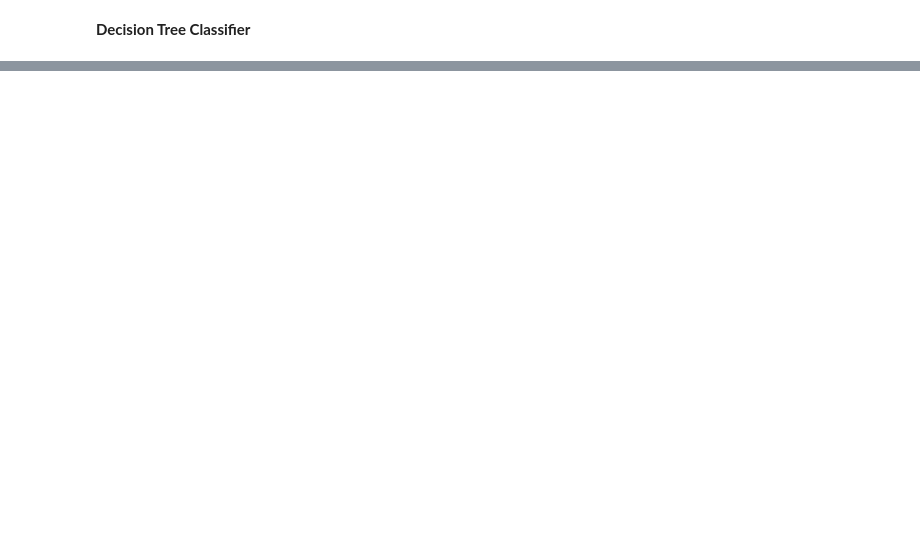
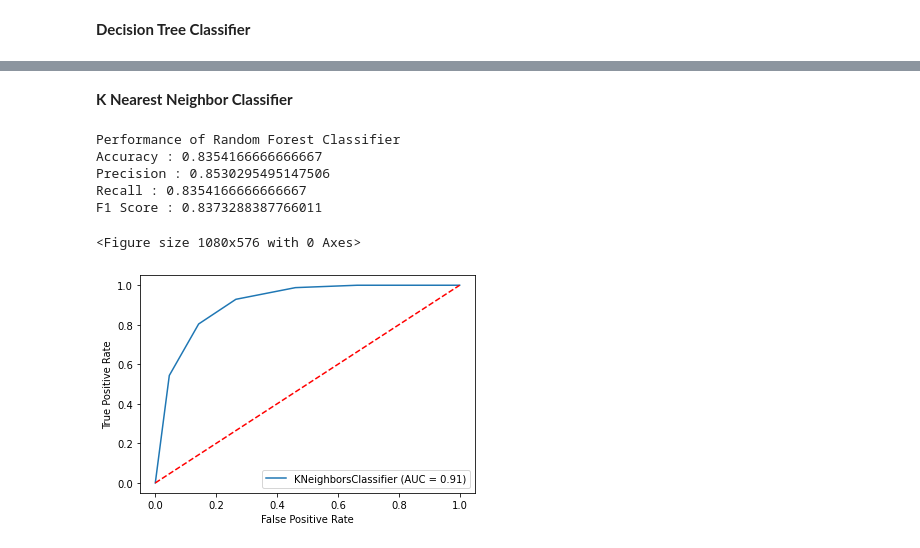
Before and after one commit to shetehm/Cardiovascular-Risk-Prediction, a Jupyter notebook: Individual_Colab_Cardiovascular_Risk_Prediction.ipynb, the cells around one changed output, grey strips where cells are left out. Cells and saved outputs as stored; diff of their text form; code cells hidden in the pictures; blank space fills up the shorter version.

```diff
--- a/Individual_Colab_Cardiovascular_Risk_Prediction.ipynb
+++ b/Individual_Colab_Cardiovascular_Risk_Prediction.ipynb
@@ -1308,22 +1306,18 @@ plt.show()
 # %%
 #Hyperparameter tuning for decision tree classifier
-criterion = ['gini', 'entropy']
-max_depth = [2,4,6,8,10,12]
 
 # Creating a dictionary of all the parameter options
-# Note that we can access the parameters of steps of a pipeline by using '__’
-parameters = dict(dec_tree__criterion=criterion,
-                      dec_tree__max_depth=max_depth)
+parameters = {'criterion': ['gini', 'entropy'],
+                  'max_depth': range(1,10),
+                  'min_samples_split': range(1,10),
+              'min_samples_leaf': range(1,5),
+              }
 
-# Conducting Parameter Optmization With Pipeline
 # Creating a grid search object
-grid_search_dTree = GridSearchCV(estimator=dTree, param_grid=grid, n_jobs=10, cv=cv, scoring='f1',error_score=0,verbose=3)
+grid_search_dTree = GridSearchCV(estimator=dTree, param_grid=parameters, n_jobs=-1, cv=10, verbose=3)
 
 # Fitting the grid search
 grid_search_dTree.fit(X_train, y_train)
 # Viewing The Best Parameters
-print('Best Criterion:', grid_search_dTree.best_estimator_.get_params())
-print('Best max_depth:', grid_search_dTree.best_estimator_.get_params())
-print('Best Number Of Components:', grid_search_dTree.best_estimator_.get_params())
-print(); print(grid_search_dTree.best_estimator_.get_params())
+print('Best Parameters:', grid_search_dTree.best_estimator_.get_params())
 # %% [output]
@@ -1338,0 +1369,34 @@ plt.show()
+# %% [markdown]
+**K Nearest Neighbor Classifier**
+# %%
+from sklearn.neighbors import KNeighborsClassifier
+knn= KNeighborsClassifier()
+knn.fit(X_train,y_train)
+knn_predictions= knn.predict(X_test)
+
+#Performance Metrics
+knn_accuracy= accuracy_score(knn_predictions,y_test)
+knn_precision= precision_score(knn_predictions,y_test, average='weighted')
+knn_recall= recall_score(knn_predictions,y_test, average='weighted')
+knn_f1_score= f1_score(knn_predictions, y_test, average='weighted')
+
+print('Performance of Random Forest Classifier')
+print('Accuracy :' , knn_accuracy)
+print('Precision :', knn_precision)
+print('Recall :', knn_recall)
+print('F1 Score :', knn_f1_score)
+# %% [output]
+Performance of Random Forest Classifier
+Accuracy : 0.8354166666666667
+Precision : 0.8530295495147506
+Recall : 0.8354166666666667
+F1 Score : 0.8373288387766011
+# %%
+plt.figure(figsize=(15,8))
+svc_disp = plot_roc_curve(knn,X_test,y_test)
+x,y=np.arange(0,1.1,0.1),np.arange(0,1.1,0.1)
+plt.plot(x,y,'b--',color='r')
+plt.show()
+# %% [output]
+<Figure size 1080x576 with 0 Axes>
+[figure, added]
```
Also changed, not shown: parts of 22 cells of this notebook.
